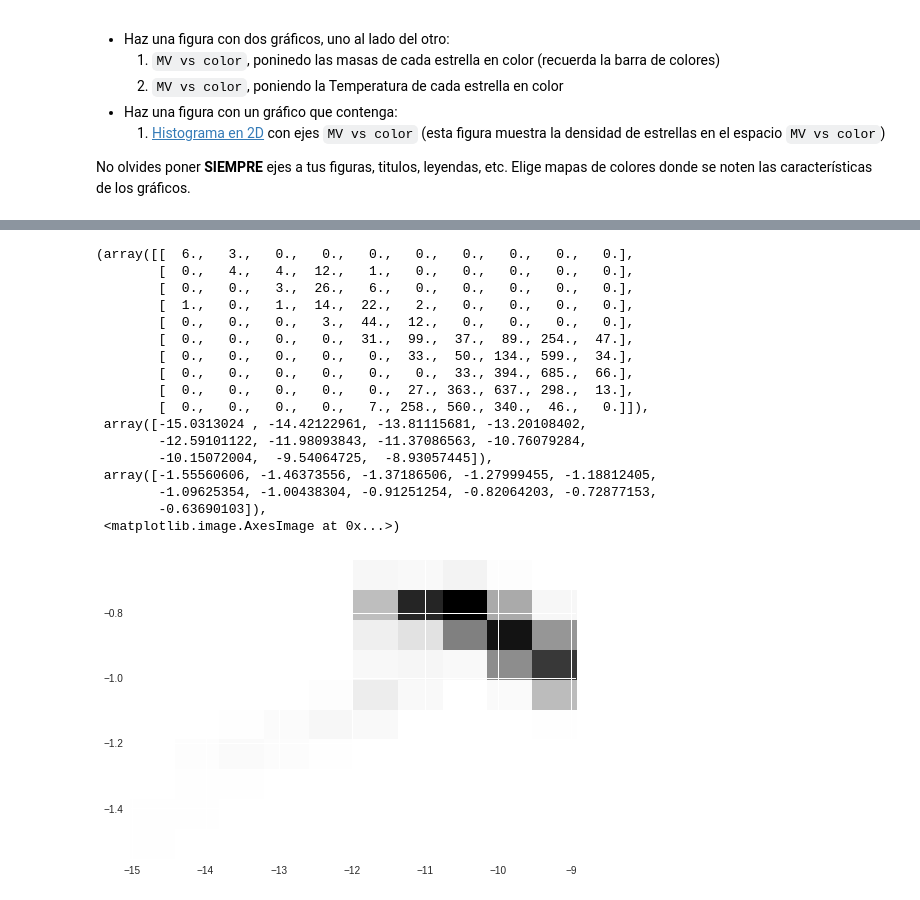
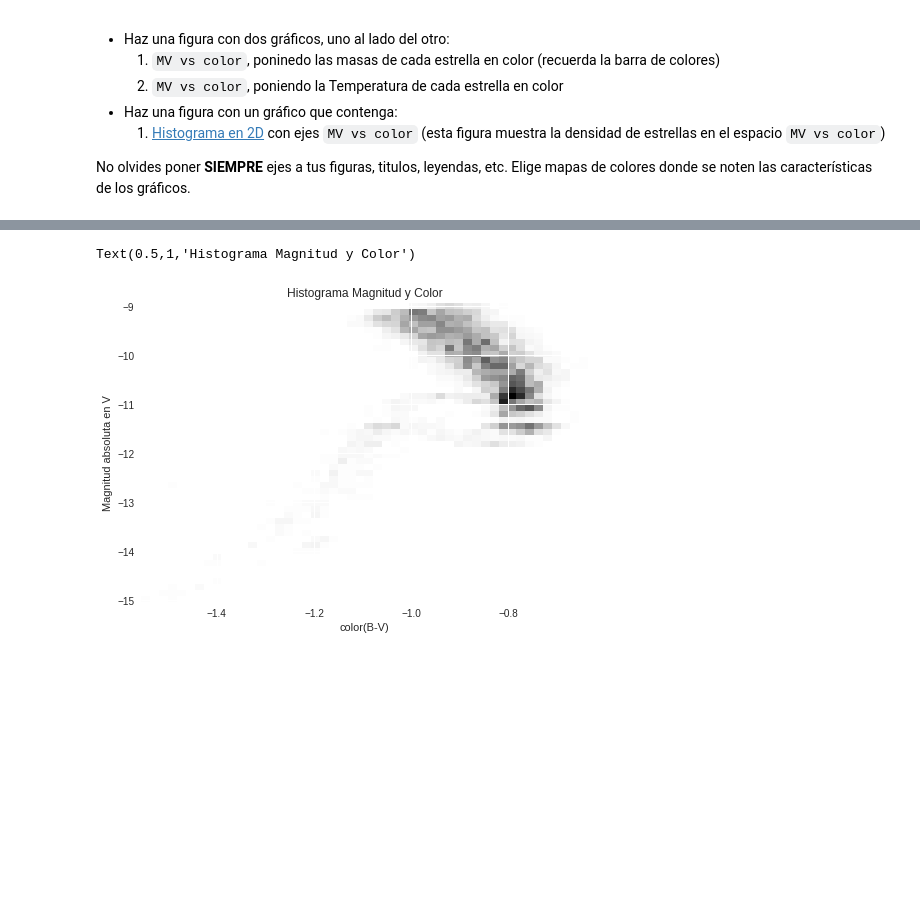
Before and after one commit to nvcaceres/Clase2, a Jupyter notebook: Copia_de_minitarea2.ipynb, the cells around one changed output, grey strips where cells are left out. Saved outputs shown, nothing was run; the diff lists cells and outputs as text; code cells hidden in the pictures; blank space fills up the shorter version.

```diff
--- a/Copia_de_minitarea2.ipynb
+++ b/Copia_de_minitarea2.ipynb
@@ -210,23 +210,11 @@ ax.legend()
 # %%
 # plot cmd hist2D
 
-plt.hist2d(MV,color)
+plt.hist2d(color,MV,bins=50)
+
+plt.ylabel('Magnitud absoluta en V')
+plt.xlabel('color(B-V)')
+plt.title('Histograma Magnitud y Color')
 # %% [output]
-(array([[  6.,   3.,   0.,   0.,   0.,   0.,   0.,   0.,   0.,   0.],
-        [  0.,   4.,   4.,  12.,   1.,   0.,   0.,   0.,   0.,   0.],
-        [  0.,   0.,   3.,  26.,   6.,   0.,   0.,   0.,   0.,   0.],
-        [  1.,   0.,   1.,  14.,  22.,   2.,   0.,   0.,   0.,   0.],
-        [  0.,   0.,   0.,   3.,  44.,  12.,   0.,   0.,   0.,   0.],
-        [  0.,   0.,   0.,   0.,  31.,  99.,  37.,  89., 254.,  47.],
-        [  0.,   0.,   0.,   0.,   0.,  33.,  50., 134., 599.,  34.],
-        [  0.,   0.,   0.,   0.,   0.,   0.,  33., 394., 685.,  66.],
-        [  0.,   0.,   0.,   0.,   0.,  27., 363., 637., 298.,  13.],
-        [  0.,   0.,   0.,   0.,   7., 258., 560., 340.,  46.,   0.]]),
- array([-15.0313024 , -14.42122961, -13.81115681, -13.20108402,
-        -12.59101122, -11.98093843, -11.37086563, -10.76079284,
-        -10.15072004,  -9.54064725,  -8.93057445]),
- array([-1.55560606, -1.46373556, -1.37186506, -1.27999455, -1.18812405,
-        -1.09625354, -1.00438304, -0.91251254, -0.82064203, -0.72877153,
-        -0.63690103]),
- <matplotlib.image.AxesImage at 0x...>)
+Text(0.5,1,'Histograma Magnitud y Color')
-[figure, old version]
+[figure, new version]
```
Also changed, not shown: parts of 2 cells of this notebook.
